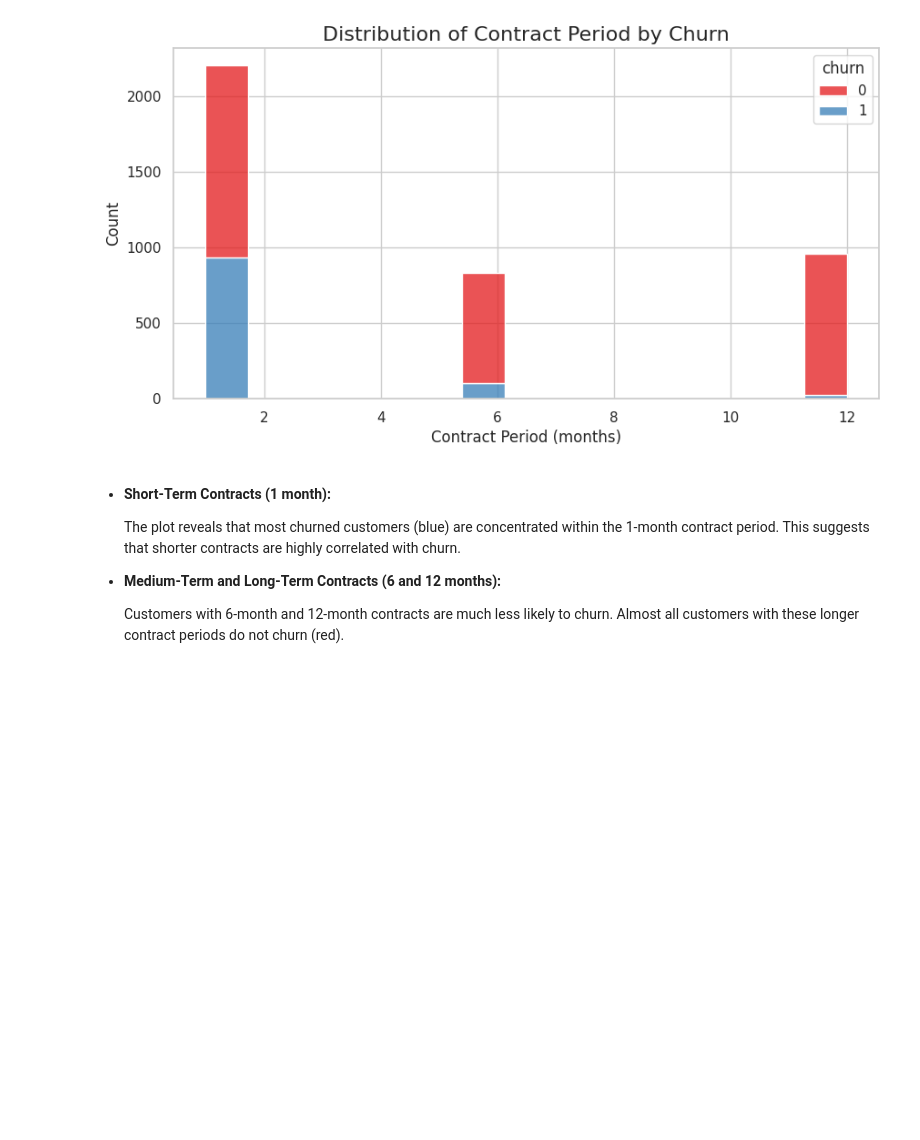
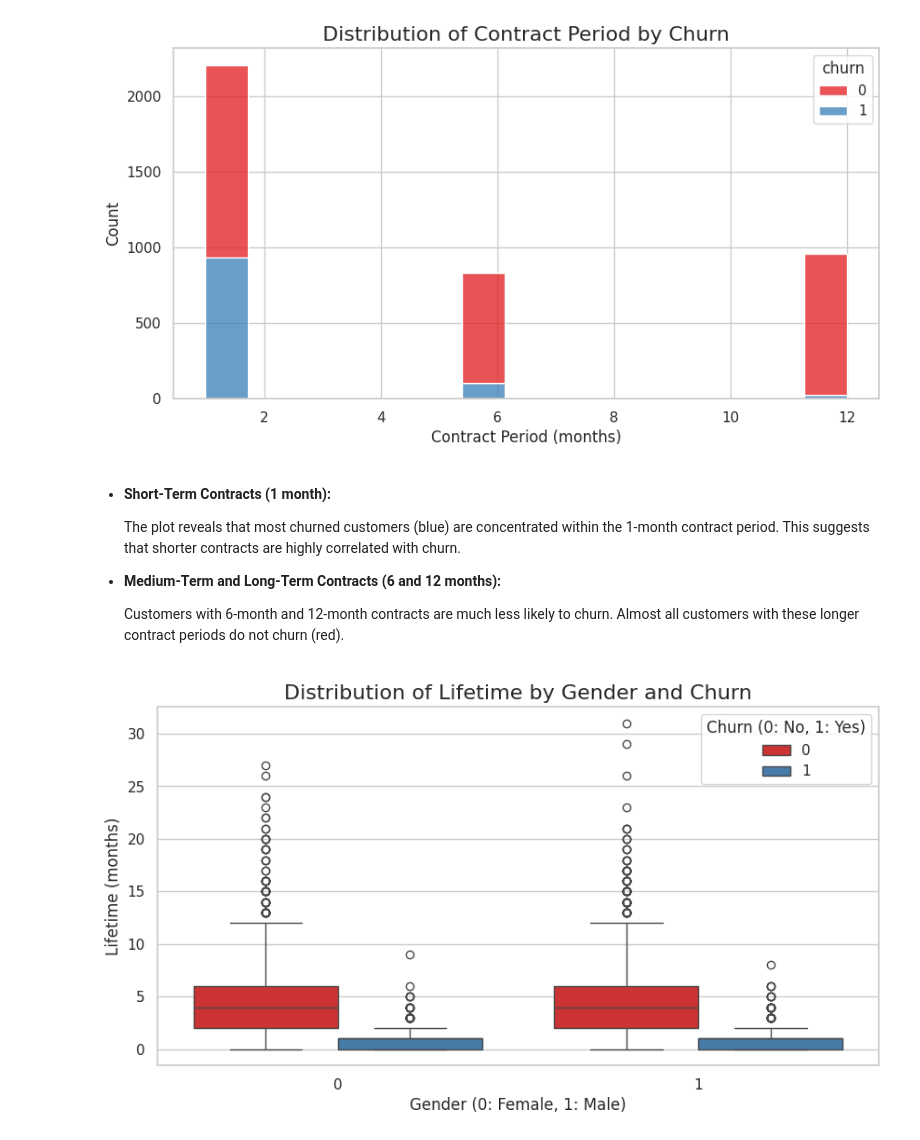
Before and after one commit to bhutto17/Fitness-Center-Retention-Analysis, a Jupyter notebook: Fitness_Center_Retention_Analysis.ipynb, the cells around one changed output. Saved outputs shown, nothing was run; the diff lists cells and outputs as text; code cells hidden in the pictures; blank space fills up the shorter version.

Commit message:
Visualized lifetime distribution by gender and churn using boxplot

```diff
--- a/Fitness_Center_Retention_Analysis.ipynb
+++ b/Fitness_Center_Retention_Analysis.ipynb
@@ -274,3 +274,13 @@ plt.show()
 - **Medium-Term and Long-Term Contracts (6 and 12 months):**
 
     Customers with 6-month and 12-month contracts are much less likely to churn. Almost all customers with these longer contract periods do not churn (red).
+# %%
+plt.figure(figsize=(10, 5))
+sns.boxplot(data=gym_data, x='gender', y='lifetime', hue='churn', palette='Set1')
+plt.title('Distribution of Lifetime by Gender and Churn', fontsize=16)
+plt.xlabel('Gender (0: Female, 1: Male)')
+plt.ylabel('Lifetime (months)')
+plt.legend(title='Churn (0: No, 1: Yes)')
+plt.show()
+# %% [output]
+[figure, added]
```
Also changed, not shown: parts of 1 cell of this notebook.
